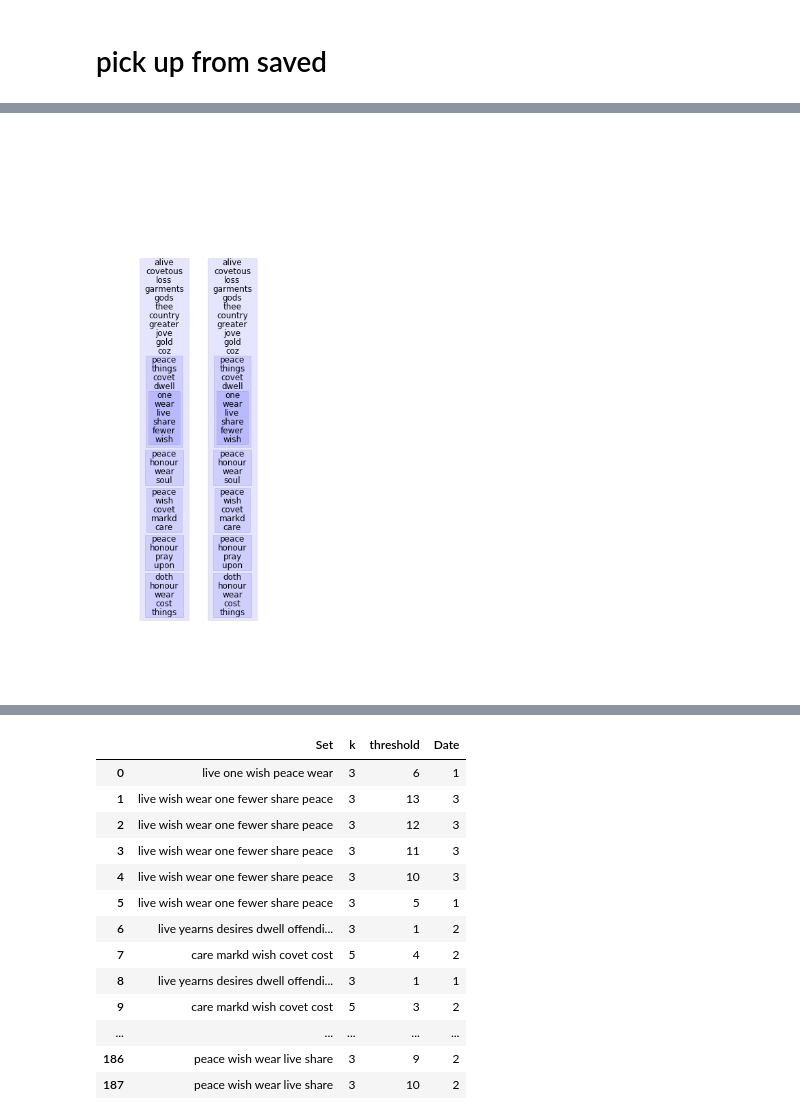
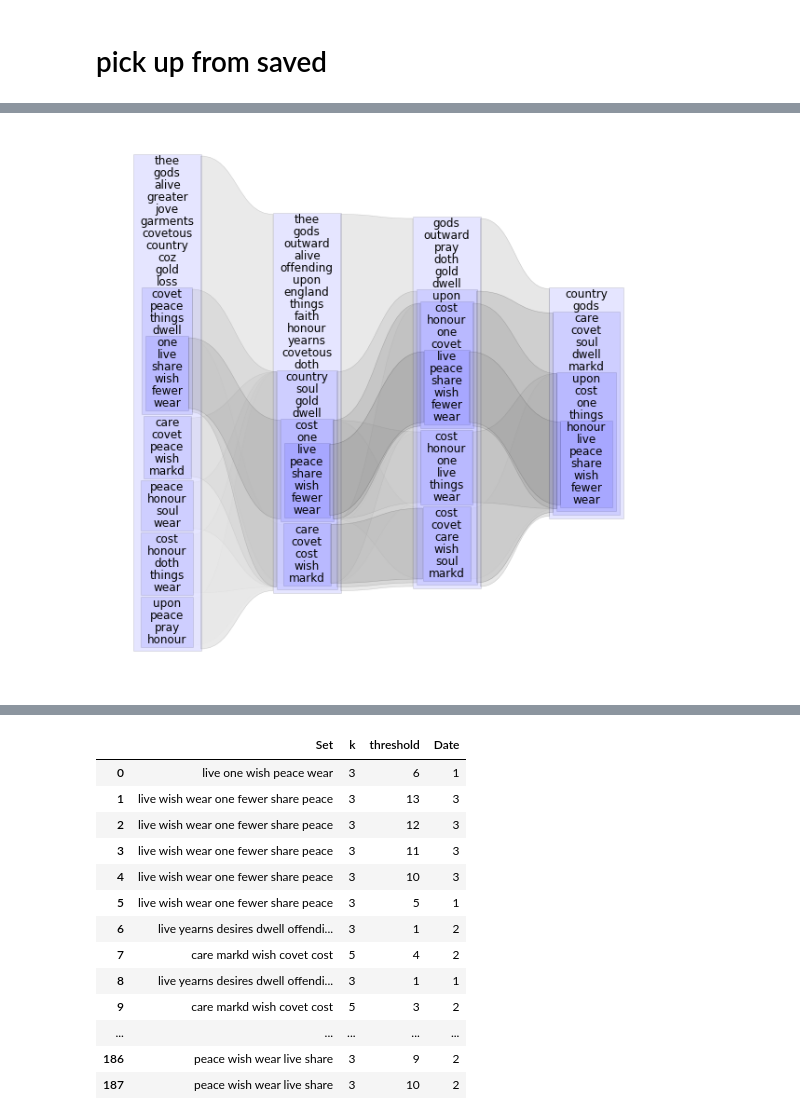
Before and after one commit to JamesPHoughton/homer, a Jupyter notebook: sandbox_py3.ipynb, the cells around one changed output, grey strips where cells are left out. Drawn from its saved outputs; the diff is of its cells as text; code cells hidden in the pictures.

```diff
--- a/sandbox_py3.ipynb
+++ b/sandbox_py3.ipynb
@@ -29,5 +62,2 @@ collection = homer.Homer(tree_filename='tests/resources/tree.json.gz')
 # %%
 tree = collection.tree
-# %%
-node = tree.find("4")
-node.k_children
@@ -143,7 +64,4 @@ plt.show()
-# %%
-fig = plt.figure(figsize=(7,14))
-ax = plt.gca()
-node.draw(ax, 100, 100)
-node.draw(ax, 200, 100)
-# %% [output]
-[figure, removed]
+# %%
+homer.tree.draw_series(node, 3)
+# %% [output]
+[figure, added]
```
Also changed, not shown: parts of 20 cells of this notebook, 8 other files.
